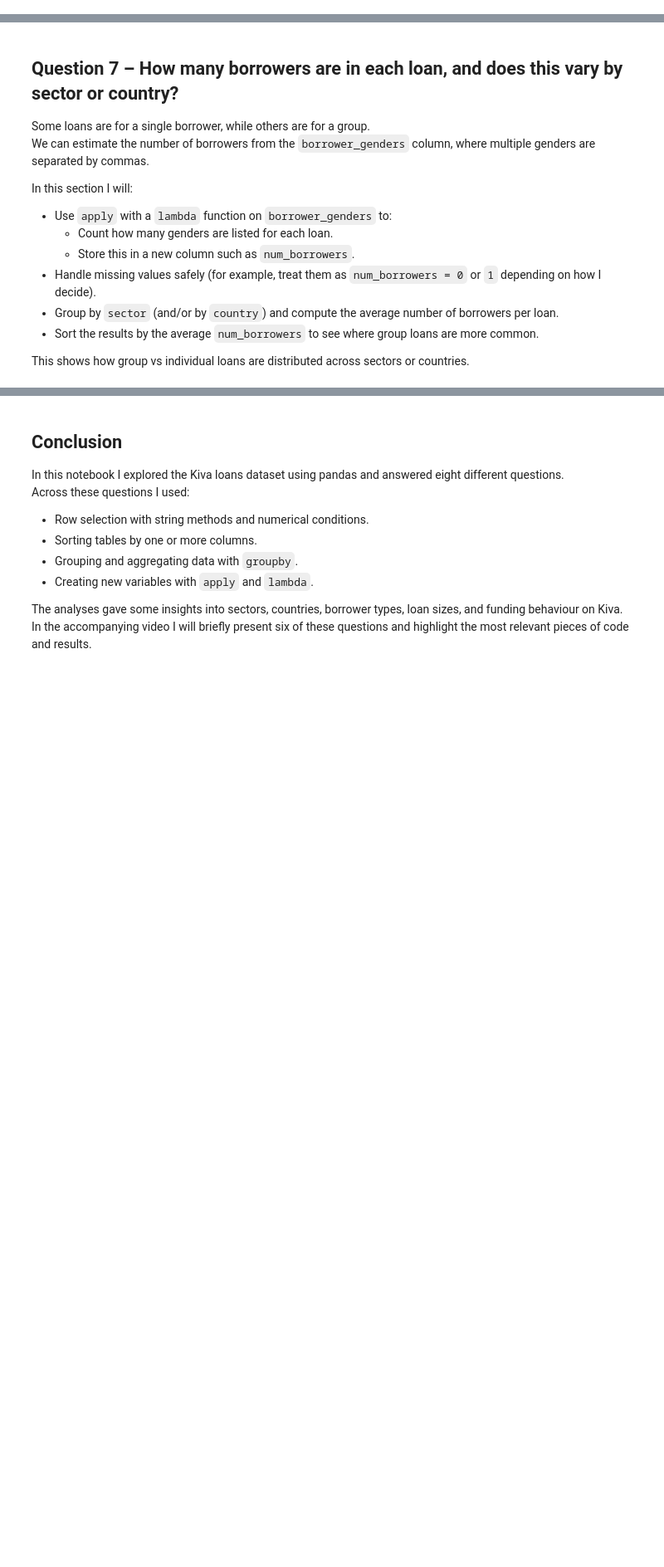
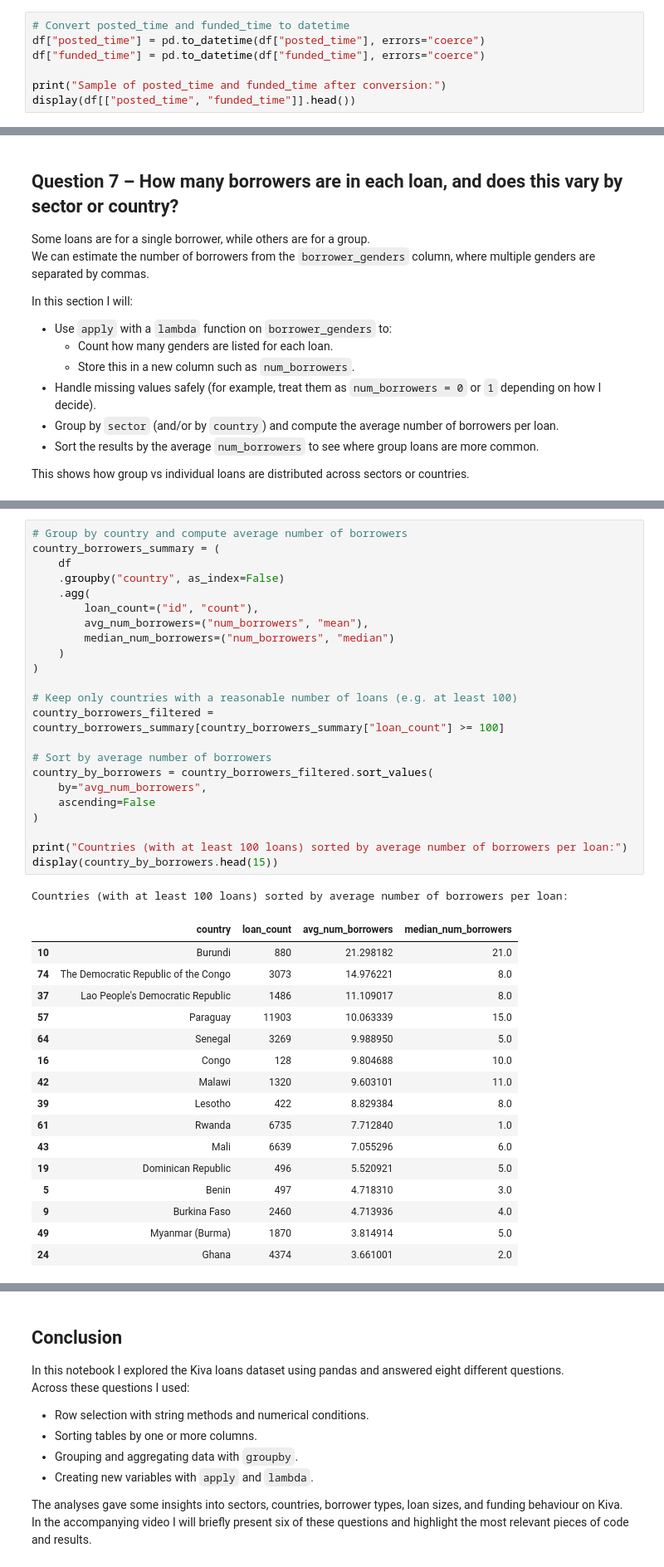
Before and after one commit to asternoeld/introduction-to-python, a Jupyter notebook: kiva_loans_analysis_aster.ipynb, the cells around one changed output, grey strips where cells are left out. Shown at 83% size. Saved outputs shown, nothing was run; the diff lists cells and outputs as text; blank space fills up the shorter version.

```diff
--- a/kiva_loans_analysis_aster.ipynb
+++ b/kiva_loans_analysis_aster.ipynb
@@ -134,3 +746,10 @@ In this question I will:
 - Sort the results to see if shorter-term loans are funded more quickly.
 
 This analysis explores a possible relationship between loan duration and how fast lenders fund it.
+# %%
+# Convert posted_time and funded_time to datetime
+df["posted_time"] = pd.to_datetime(df["posted_time"], errors="coerce")
+df["funded_time"] = pd.to_datetime(df["funded_time"], errors="coerce")
+
+print("Sample of posted_time and funded_time after conversion:")
+display(df[["posted_time", "funded_time"]].head())
@@ -151,0 +1045,41 @@ This shows how group vs individual loans are distributed across sectors or count
+# %%
+# Group by country and compute average number of borrowers
+country_borrowers_summary = (
+    df
+    .groupby("country", as_index=False)
+    .agg(
+        loan_count=("id", "count"),
+        avg_num_borrowers=("num_borrowers", "mean"),
+        median_num_borrowers=("num_borrowers", "median")
+    )
+)
+
+# Keep only countries with a reasonable number of loans (e.g. at least 100)
+country_borrowers_filtered = country_borrowers_summary[country_borrowers_summary["loan_count"] >= 100]
+
+# Sort by average number of borrowers
+country_by_borrowers = country_borrowers_filtered.sort_values(
+    by="avg_num_borrowers",
+    ascending=False
+)
+
+print("Countries (with at least 100 loans) sorted by average number of borrowers per loan:")
+display(country_by_borrowers.head(15))
+# %% [output]
+Countries (with at least 100 loans) sorted by average number of borrowers per loan:
+|  | country | loan_count | avg_num_borrowers | median_num_borrowers |
+| 10 | Burundi | 880 | 21.298182 | 21.0 |
+| 74 | The Democratic Republic of the Congo | 3073 | 14.976221 | 8.0 |
+| 37 | Lao People's Democratic Republic | 1486 | 11.109017 | 8.0 |
+| 57 | Paraguay | 11903 | 10.063339 | 15.0 |
+| 64 | Senegal | 3269 | 9.988950 | 5.0 |
+| 16 | Congo | 128 | 9.804688 | 10.0 |
+| 42 | Malawi | 1320 | 9.603101 | 11.0 |
+| 39 | Lesotho | 422 | 8.829384 | 8.0 |
+| 61 | Rwanda | 6735 | 7.712840 | 1.0 |
+| 43 | Mali | 6639 | 7.055296 | 6.0 |
+| 19 | Dominican Republic | 496 | 5.520921 | 5.0 |
+| 5 | Benin | 497 | 4.718310 | 3.0 |
+| 9 | Burkina Faso | 2460 | 4.713936 | 4.0 |
+| 49 | Myanmar (Burma) | 1870 | 3.814914 | 5.0 |
+| 24 | Ghana | 4374 | 3.661001 | 2.0 |
```
Also changed, not shown: parts of 47 cells of this notebook.
